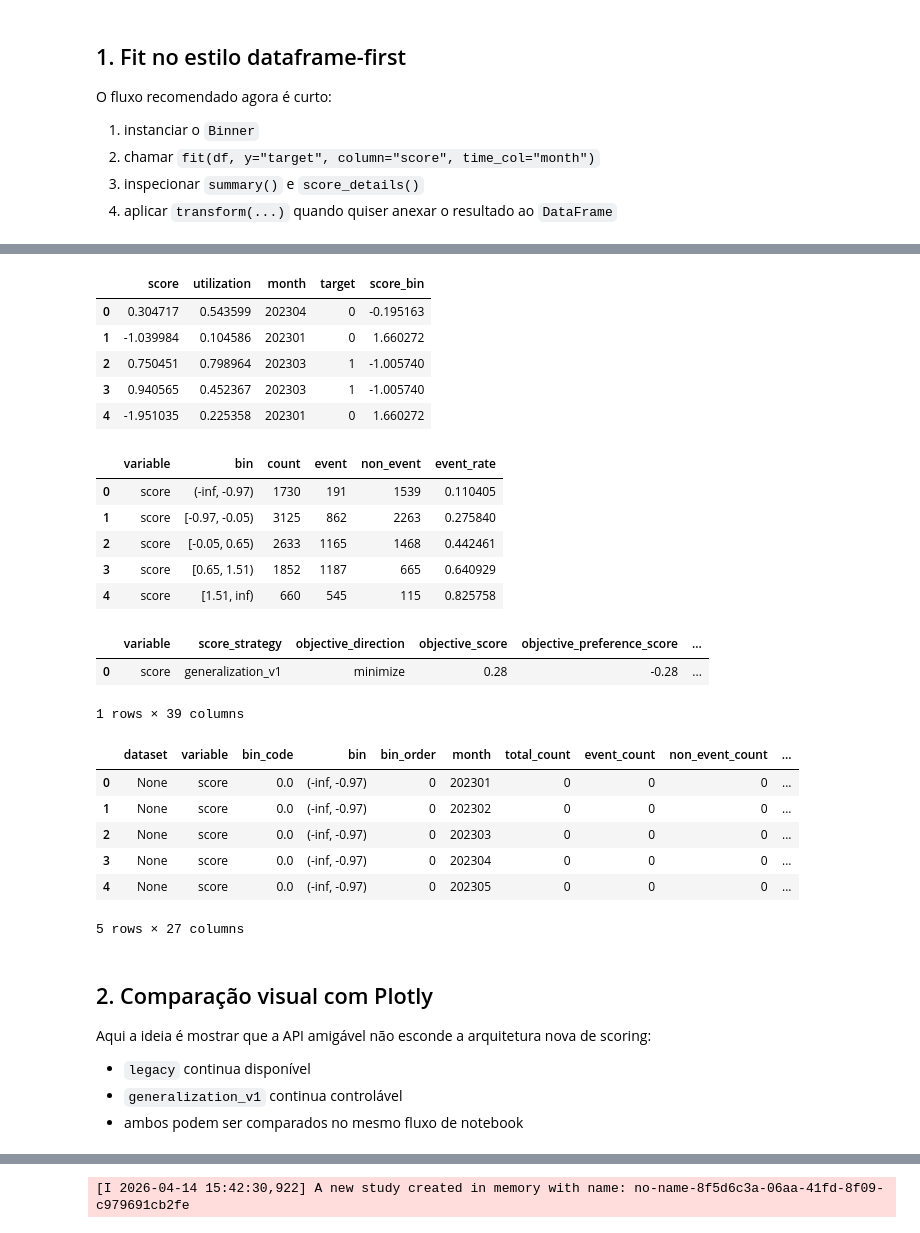
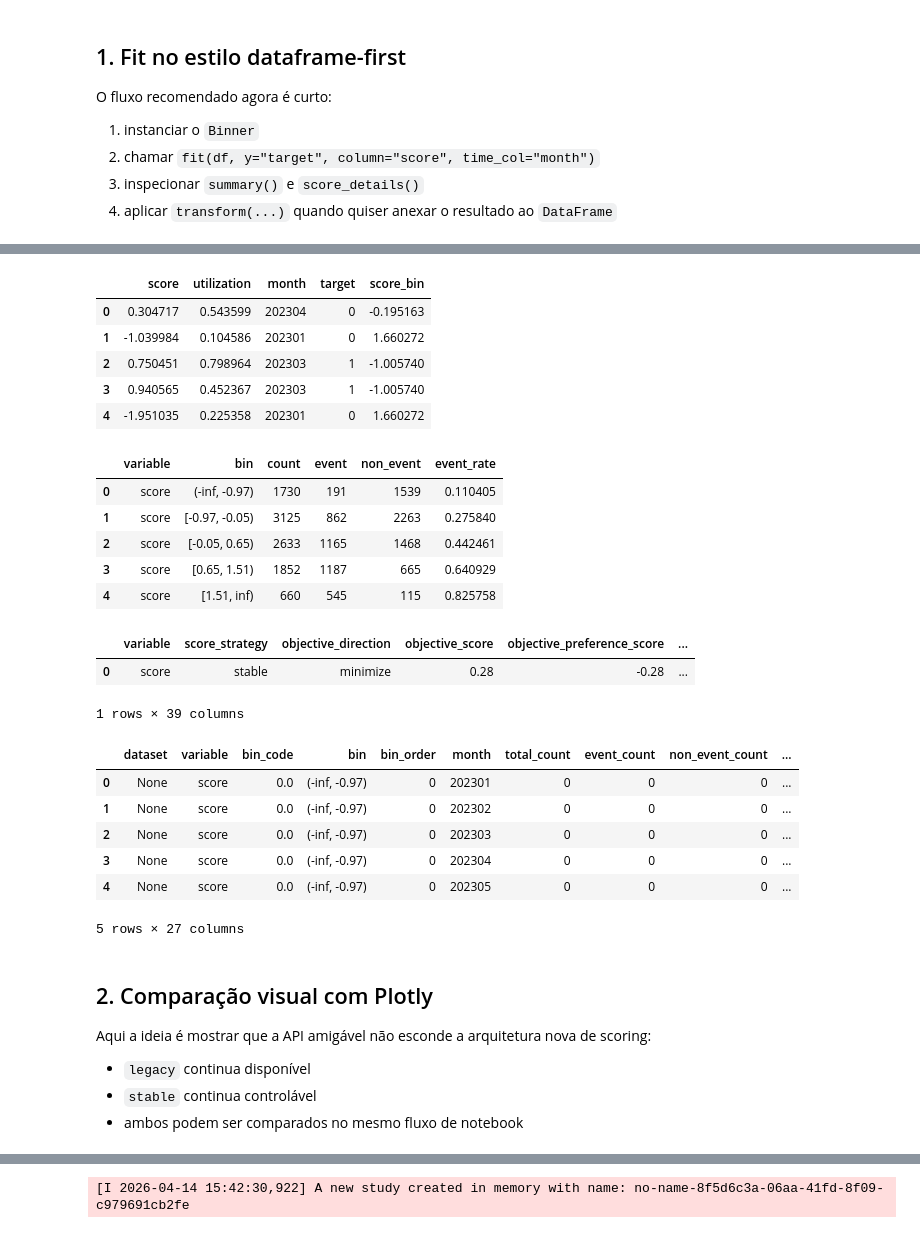
Before and after one commit to joaaomaia/RiskBands, a Jupyter notebook: examples/riskbands_synthetic_plotly_comparative_demo_with_optimal_vs_optuna.ipynb, the cells around one changed output, grey strips where cells are left out. Cells and saved outputs as stored; diff of their text form; code cells hidden in the pictures.

```diff
--- a/examples/riskbands_synthetic_plotly_comparative_demo_with_optimal_vs_optuna.ipynb
+++ b/examples/riskbands_synthetic_plotly_comparative_demo_with_optimal_vs_optuna.ipynb
@@ -123,22 +123,22 @@ legacy_binner = Binner(
     score_strategy="legacy",
 )
 
-generalization_binner = Binner(
+stable_binner = Binner(
     strategy="supervised",
     max_bins=5,
     check_stability=True,
-    score_strategy="generalization_v1",
+    score_strategy="stable",
     normalization_strategy="absolute",
     woe_shrinkage_strength=35.0,
 )
 
 legacy_binner.fit(df, y="target", column="score", time_col="month")
-generalization_binner.fit(df, y="target", column="score", time_col="month")
+stable_binner.fit(df, y="target", column="score", time_col="month")
 
 friendly_summary = pd.concat(
     [
         legacy_binner.summary().assign(run="legacy"),
-        generalization_binner.summary().assign(run="generalization_v1"),
+        stable_binner.summary().assign(run="stable"),
     ],
     ignore_index=True,
 )
@@ -150,30 +150,30 @@ friendly_summary
 # %%
-score_bins = generalization_binner.transform(df["score"])
+score_bins = stable_binner.transform(df["score"])
 df_preview = df.assign(score_bin=score_bins)
 
-binning_table = generalization_binner.binning_table()
-score_details = generalization_binner.score_details()
-temporal_diagnostics = generalization_binner.diagnostics(df, y="target", time_col="month", kind="bin")
+binning_table = stable_binner.binning_table()
+score_details = stable_binner.score_details()
+temporal_diagnostics = stable_binner.diagnostics(df, y="target", time_col="month", kind="bin")
 
 display(df_preview.head())
 display(binning_table)
 display(score_details)
 display(temporal_diagnostics.head())
 # %% [output]
 |  | score | utilization | month | target | score_bin |
 | 0 | 0.304717 | 0.543599 | 202304 | 0 | -0.195163 |
 | 1 | -1.039984 | 0.104586 | 202301 | 0 | 1.660272 |
 | 2 | 0.750451 | 0.798964 | 202303 | 1 | -1.005740 |
 | 3 | 0.940565 | 0.452367 | 202303 | 1 | -1.005740 |
 | 4 | -1.951035 | 0.225358 | 202301 | 0 | 1.660272 |
 |  | variable | bin | count | event | non_event | event_rate |
 | 0 | score | (-inf, -0.97) | 1730 | 191 | 1539 | 0.110405 |
 | 1 | score | [-0.97, -0.05) | 3125 | 862 | 2263 | 0.275840 |
 | 2 | score | [-0.05, 0.65) | 2633 | 1165 | 1468 | 0.442461 |
 | 3 | score | [0.65, 1.51) | 1852 | 1187 | 665 | 0.640929 |
 | 4 | score | [1.51, inf) | 660 | 545 | 115 | 0.825758 |
 |  | variable | score_strategy | objective_direction | objective_score | objective_preference_score | ... |
-| 0 | score | generalization_v1 | minimize | 0.28 | -0.28 | ... |
+| 0 | score | stable | minimize | 0.28 | -0.28 | ... |
 1 rows × 39 columns
 |  | dataset | variable | bin_code | bin | bin_order | month | total_count | event_count | non_event_count | ... |
 | 0 | None | score | 0.0 | (-inf, -0.97) | 0 | 202301 | 0 | 0 | 0 | ... |
@@ -188,7 +188,7 @@ display(temporal_diagnostics.head())
 Aqui a ideia é mostrar que a API amigável não esconde a arquitetura nova de scoring:
 
 - `legacy` continua disponível
-- `generalization_v1` continua controlável
+- `stable` continua controlável
 - ambos podem ser comparados no mesmo fluxo de notebook
 # %%
 comparison = pd.concat(
```
Also changed, not shown: parts of 9 cells of this notebook, 29 other files.
